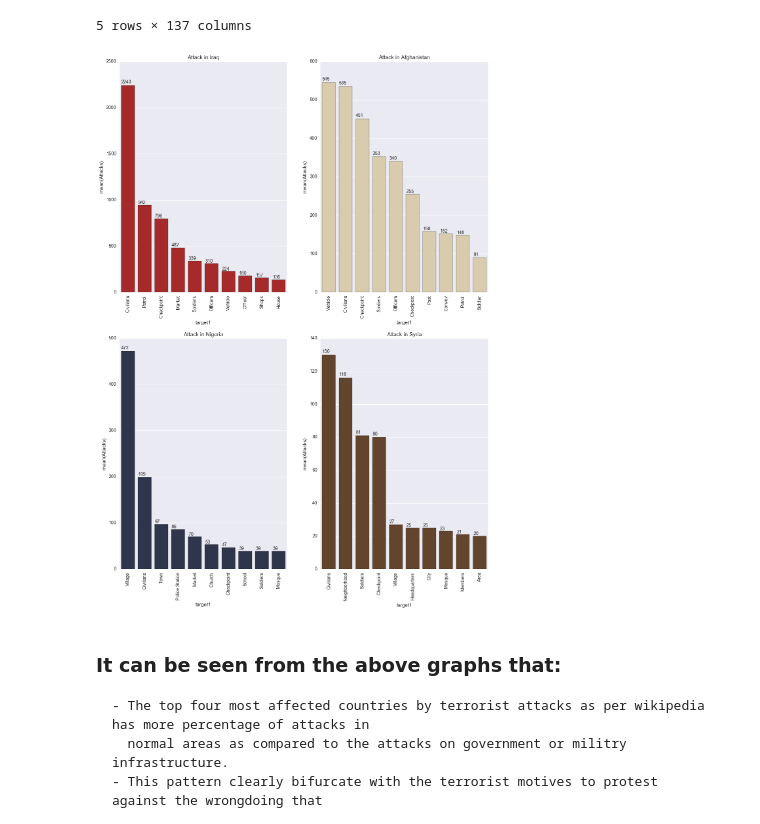
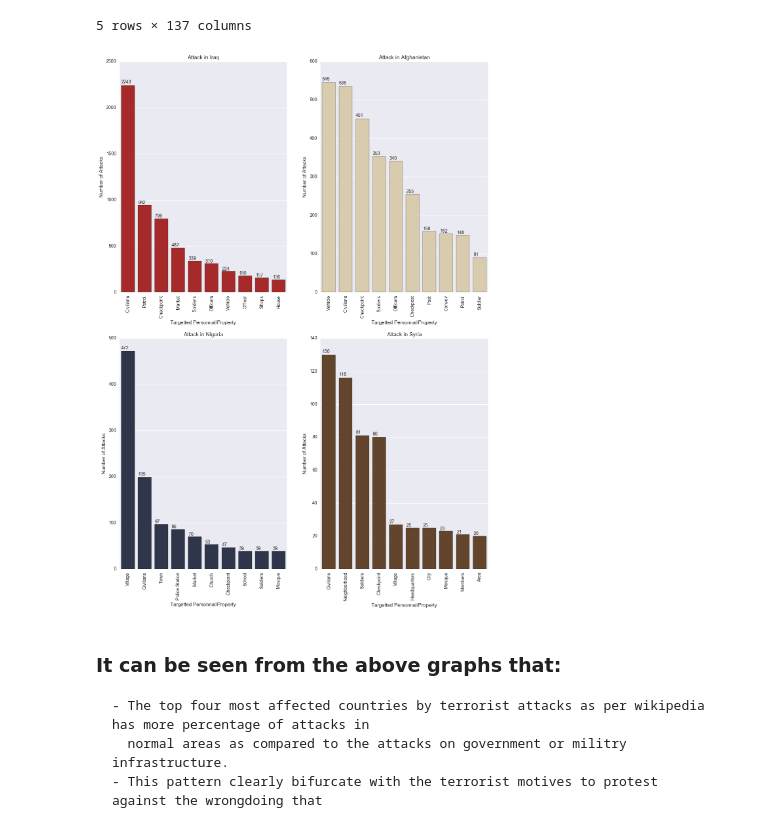
Before and after one commit to prashantvikramsingh/Data-Analysis-using-Python, a Jupyter notebook: final/analysis/ana_5.ipynb, the cells around one changed output. Saved outputs shown, nothing was run; the diff lists cells and outputs as text; code cells hidden in the pictures.

```diff
--- a/final/analysis/ana_5.ipynb
+++ b/final/analysis/ana_5.ipynb
@@ -43,34 +43,43 @@ data_syria=data[(data.country_txt == 'Syria') & (data.target1 != 'Unknown')].gro
 fig = plt.figure()
 ax1 = fig.add_subplot(2, 2, 1)
 ax2 = fig.add_subplot(2, 2, 2)
 ax3 = fig.add_subplot(2, 2, 3)
 ax4 = fig.add_subplot(2, 2, 4)
 
 ax1 = sns.barplot(x="target1", y="Attacks", data=data_iraq, ax=ax1, color="#bb1515")
 ax1.set_title('Attack in Iraq')
+ax1.set_xlabel("Targetted Personnal/Property")
+ax1.set_ylabel("Number of Attacks")
 
 ax2 = sns.barplot(x="target1", y="Attacks", data=data_afghanistan, ax=ax2, color="#e0cda7")
 ax2.set_title('Attack in Afghanistan')
+ax2.set_xlabel("Targetted Personnal/Property")
+ax2.set_ylabel("Number of Attacks")
 
 ax3 = sns.barplot(x="target1", y="Attacks", data=data_nigeria, ax=ax3, color="#2a334f")
 ax3.set_title('Attack in Nigeria')
+ax3.set_xlabel("Targetted Personnal/Property")
+ax3.set_ylabel("Number of Attacks")
 
 ax4 = sns.barplot(x="target1", y="Attacks", data=data_syria, ax=ax4, color="#6b4423")
 ax4.set_title('Attack in Syria')
+ax4.set_xlabel("Targetted Personnal/Property")
+ax4.set_ylabel("Number of Attacks")
 
 plt.subplots_adjust(right=2, top=4)
+
 
 for ax in fig.axes:
     plt.sca(ax)
     plt.xticks(rotation=90)
 
 for ax in fig.axes:
     for p in ax.patches:
         ax.annotate(str(round(p.get_height())), (p.get_x() * 1.005, p.get_height() * 1.005), ha='left', va='bottom')
 
 plt.savefig('ana_5\\top4propertyattack.png', bbox_inches='tight')
 # %% [output]
-[figure, old version]
+[figure, new version]
 # %% [markdown]
 ### It can be seen from the above graphs that:
     - The top four most affected countries by terrorist attacks as per wikipedia has more percentage of attacks in
```
Also changed, not shown: 11 other files.
